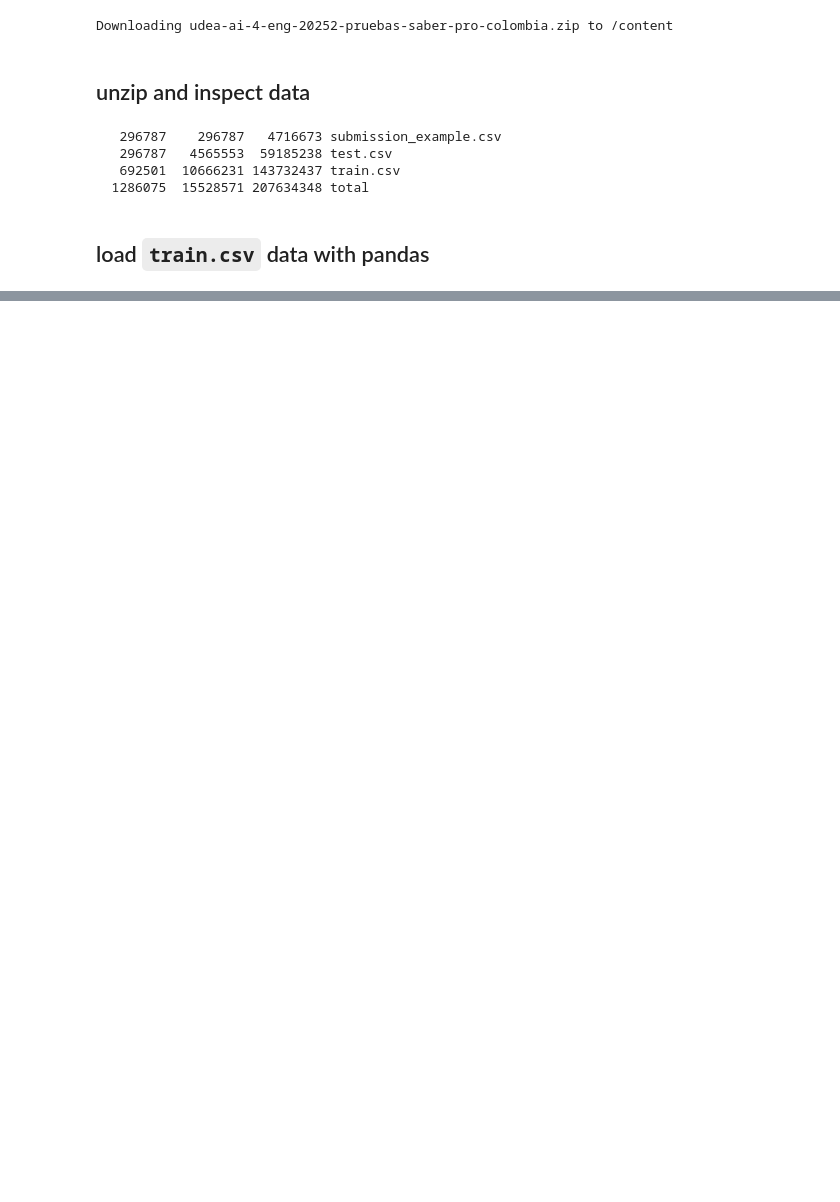
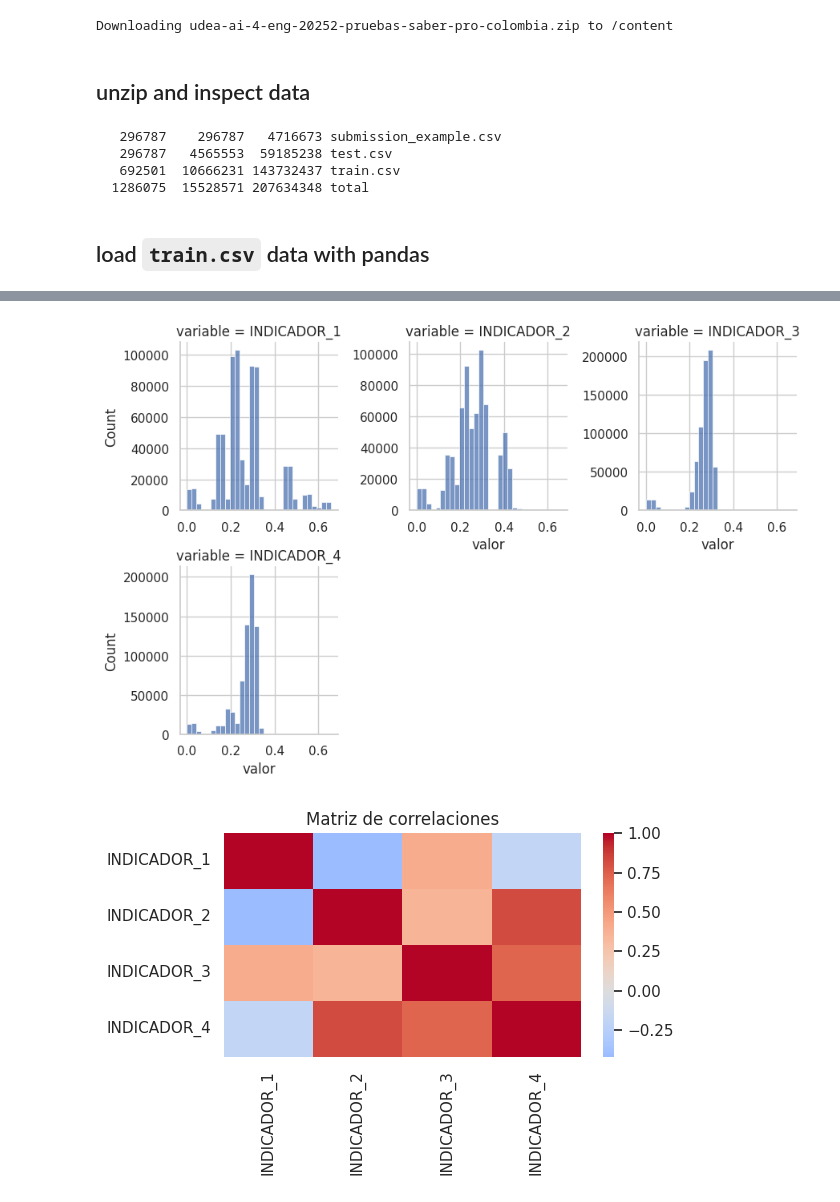
Before and after one commit to JonathanAlzate/UDEA-ai4eng-20252, a Jupyter notebook: 01 - exploración.ipynb, the cells around one changed output, grey strips where cells are left out. Cells and saved outputs as stored; diff of their text form; code cells hidden in the pictures; blank space fills up the shorter version.

```diff
--- a/01 - exploración.ipynb
+++ b/01 - exploración.ipynb
@@ -522,0 +229,24 @@ You must **join the competition** first
+# %%
+indicadores = [c for c in ["INDICADOR_1","INDICADOR_2","INDICADOR_3","INDICADOR_4"] if c in df.columns]
+nums = indicadores if indicadores else df.select_dtypes(include=[np.number]).columns.tolist()
+
+# Histogramas
+g = sns.displot(
+    df[nums].melt(var_name="variable", value_name="valor"),
+    x="valor", col="variable", col_wrap=3,
+    facet_kws=dict(sharex=False, sharey=False),
+    height=3, bins=30
+)
+plt.tight_layout()
+
+# Correlaciones
+if len(nums) >= 2:
+    corr = df[nums].corr(numeric_only=True)
+    plt.figure(figsize=(6,4))
+    sns.heatmap(corr, annot=False, cmap="coolwarm", center=0)
+    plt.title("Matriz de correlaciones")
+    plt.tight_layout()
+    plt.show()
+# %% [output]
+[figure, added]
+[figure, added]
```
Also changed, not shown: parts of 78 cells of this notebook.
